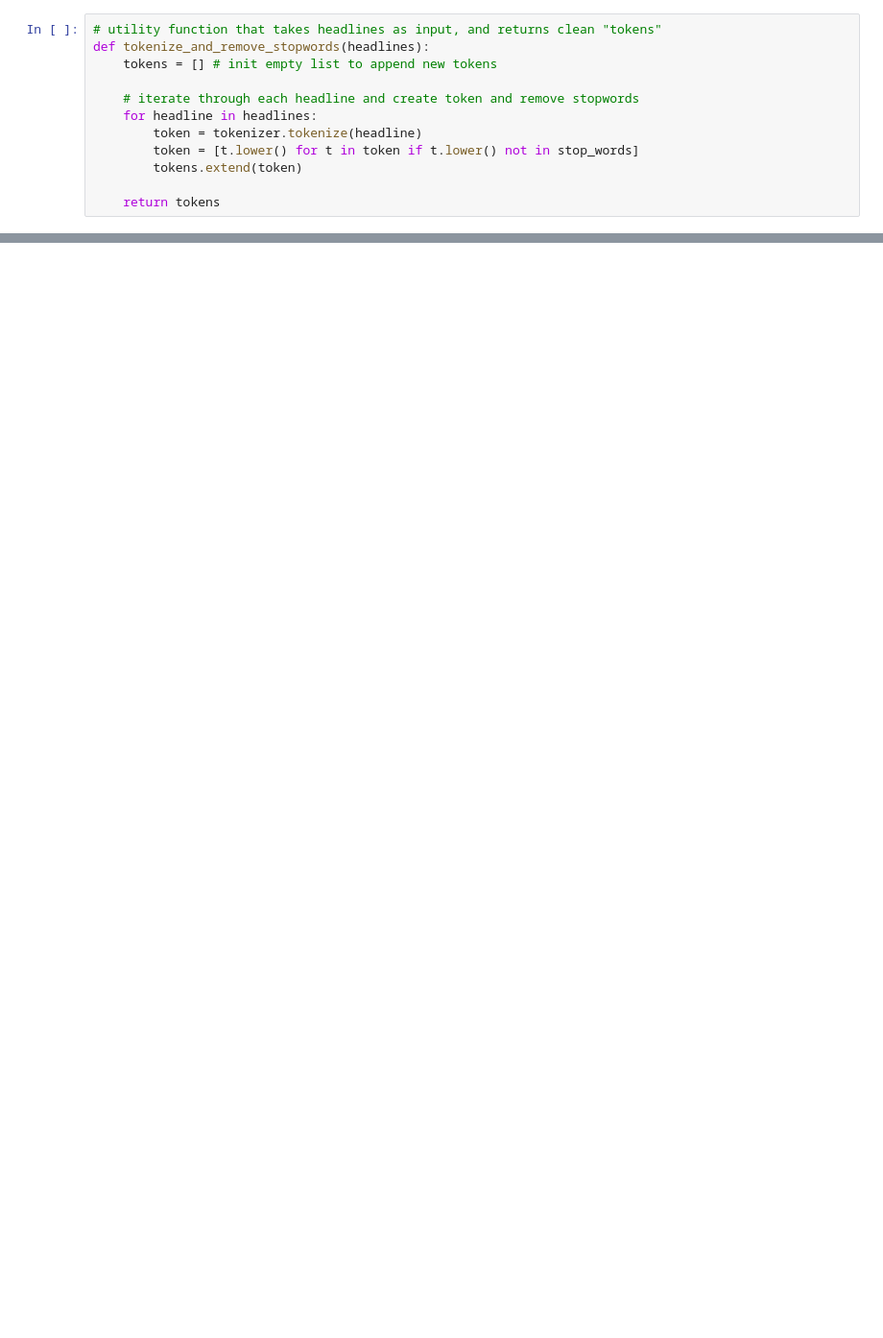
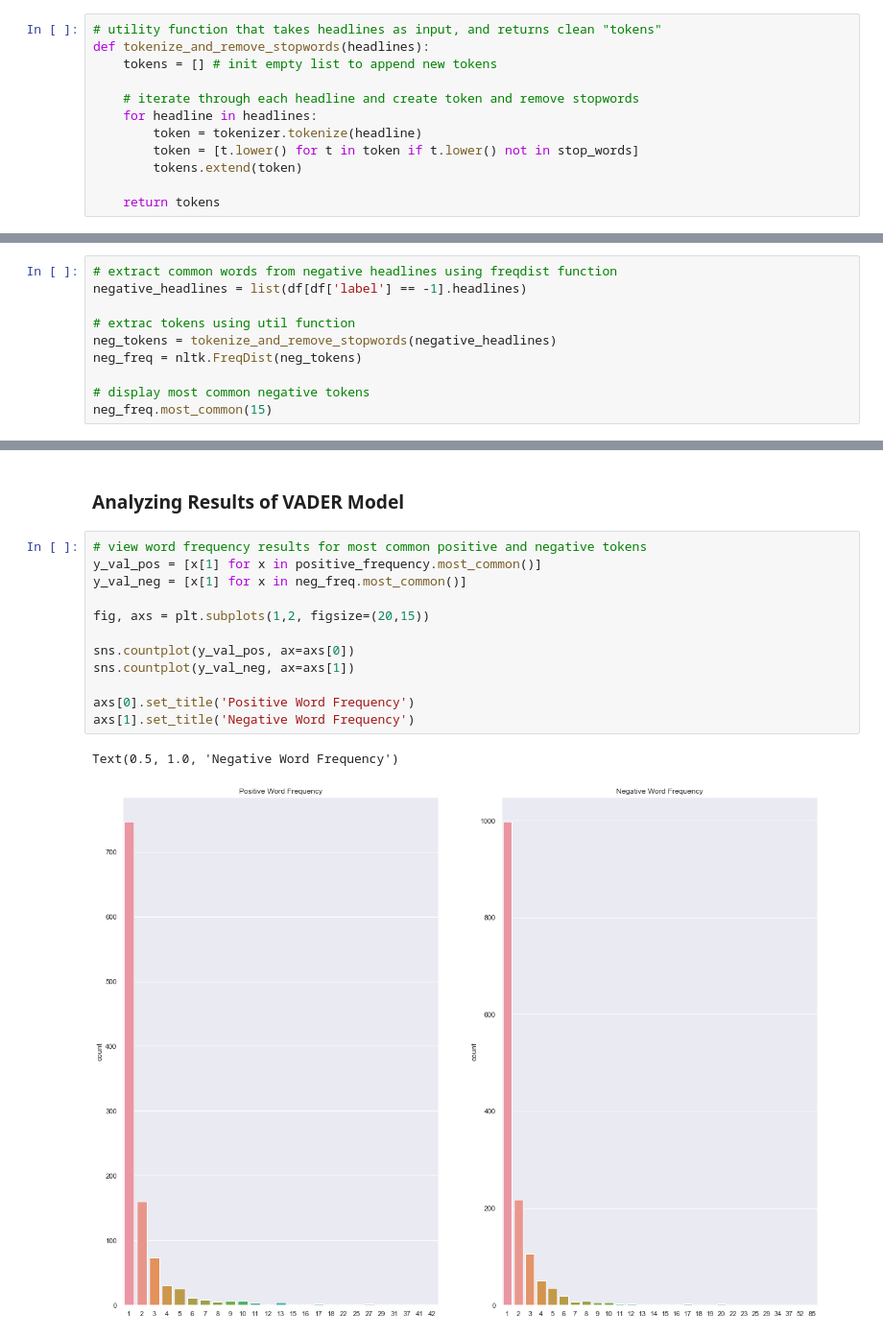
Before and after one commit to MrKimhoff/Reddit-Comment-Sentiment-Analysis, a Jupyter notebook: Project Two Working Notebook.ipynb, the cells around one changed output, grey strips where cells are left out. Shown: that part at 96% size. Cells and saved outputs as stored; diff of their text form; blank space fills up the shorter version.

```diff
--- a/Project Two Working Notebook.ipynb
+++ b/Project Two Working Notebook.ipynb
@@ -228,0 +264,10 @@ positive_frequency.most_common(15)
+# %%
+# extract common words from negative headlines using freqdist function
+negative_headlines = list(df[df['label'] == -1].headlines)
+
+# extrac tokens using util function
+neg_tokens = tokenize_and_remove_stopwords(negative_headlines)
+neg_freq = nltk.FreqDist(neg_tokens)
+
+# display most common negative tokens
+neg_freq.most_common(15)
@@ -228,0 +296,17 @@ positive_frequency.most_common(15)
+# %% [markdown]
+### Analyzing Results of VADER Model
+# %%
+# view word frequency results for most common positive and negative tokens
+y_val_pos = [x[1] for x in positive_frequency.most_common()]
+y_val_neg = [x[1] for x in neg_freq.most_common()]
+
+fig, axs = plt.subplots(1,2, figsize=(20,15))
+
+sns.countplot(y_val_pos, ax=axs[0])
+sns.countplot(y_val_neg, ax=axs[1])
+
+axs[0].set_title('Positive Word Frequency')
+axs[1].set_title('Negative Word Frequency')
+# %% [output]
+Text(0.5, 1.0, 'Negative Word Frequency')
+[figure, added]
```
Also changed, not shown: parts of 30 cells of this notebook, 2 other files.
